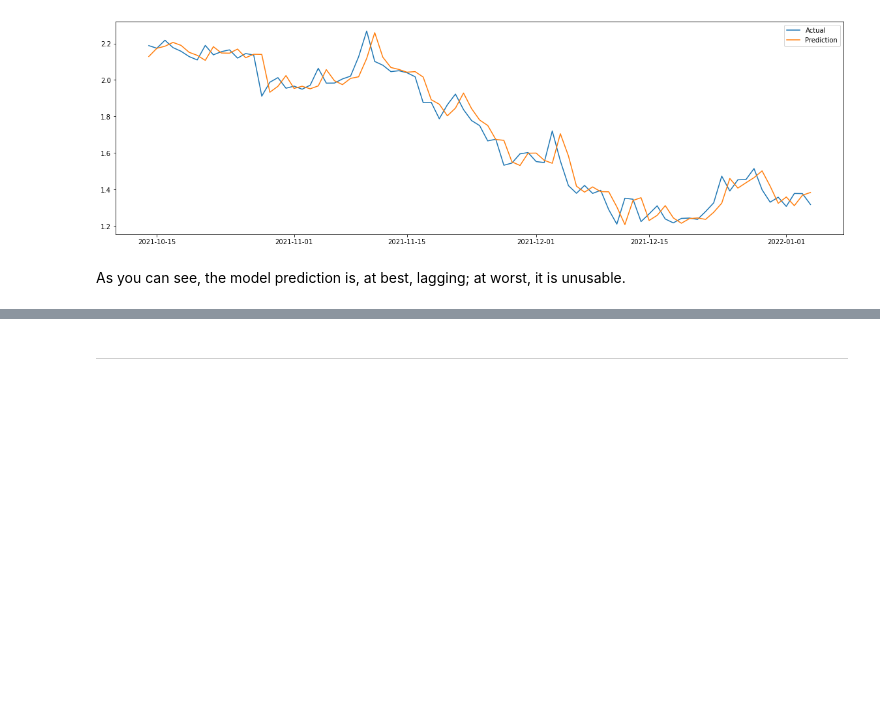
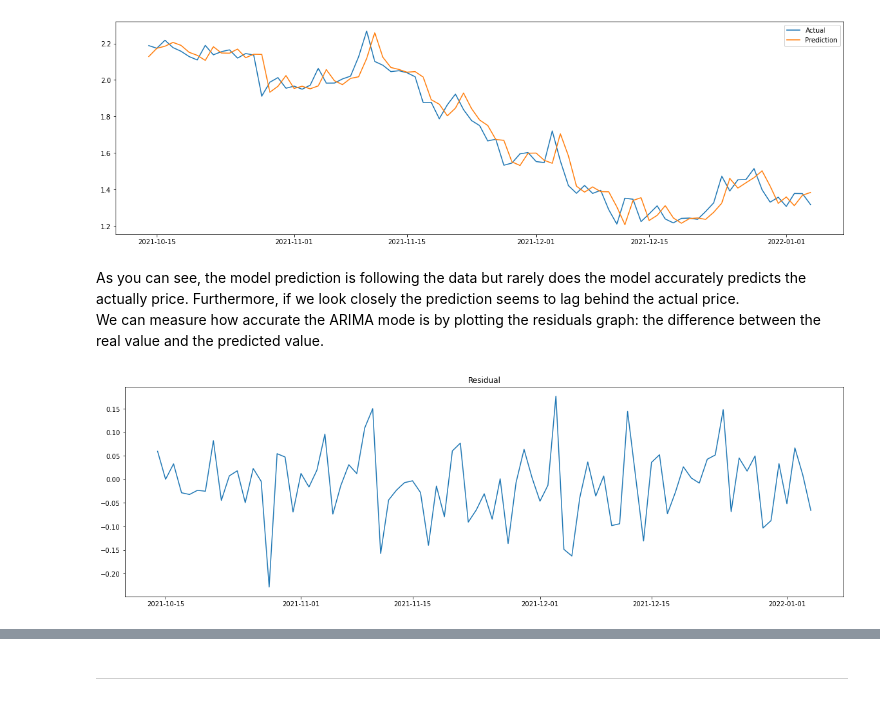
Before and after one commit to nabebako/Crypto-Price-Prediction-Model, a Jupyter notebook: arima.ipynb, the cells around one changed output, grey strips where cells are left out. Drawn from its saved outputs; the diff is of its cells as text; code cells hidden in the pictures; blank space fills up the shorter version.

```diff
--- a/arima.ipynb
+++ b/arima.ipynb
@@ -142,5 +142,17 @@ plt.legend(loc = 'best')
 plt.show()
 # %% [output]
 [figure]
-# %% [markdown]
-As you can see, the model prediction is, at best, lagging; at worst, it is unusable.
+# %% [markdown]
+<p>
+    As you can see, the model prediction is following the data but rarely does the model accurately predicts the actually price. Furthermore, if we look closely the prediction seems to lag behind the actual price.
+    <br/>
+    We can measure how accurate the ARIMA mode is by plotting the residuals graph: the difference between the real value and the predicted value.
+</p>
+# %%
+plt.figure(figsize=(20,6))
+ada_residuals = ada_rolling['real'] - ada_rolling['pred']
+plt.plot(ada_residuals)
+plt.title('Residual')
+plt.show()
+# %% [output]
+[figure, added]
```
Also changed, not shown: parts of 6 cells of this notebook.
